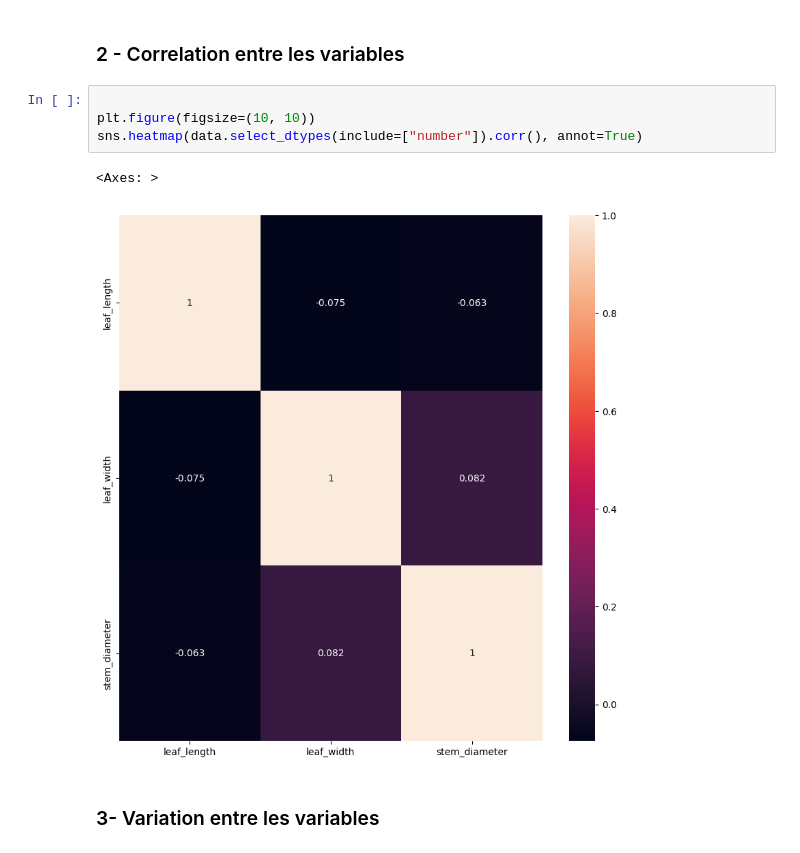
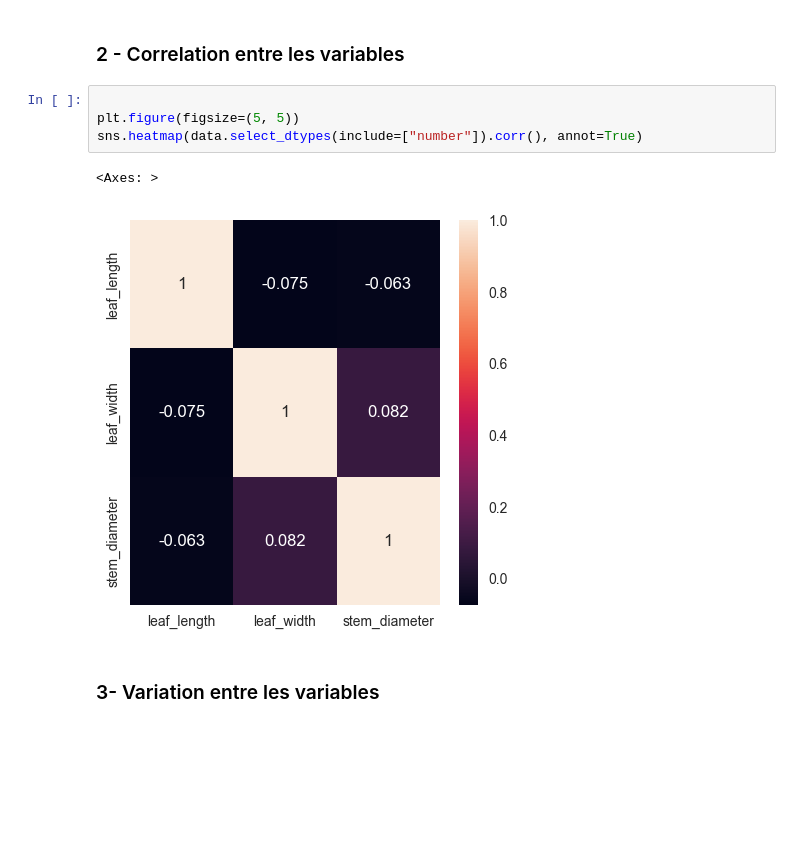
Before and after one commit to the-random-origin/projet-ml-, a Jupyter notebook: model.ipynb, the cells around one changed output. Saved outputs shown, nothing was run; the diff lists cells and outputs as text; blank space fills up the shorter version.

```diff
--- a/model.ipynb
+++ b/model.ipynb
@@ -110,11 +110,11 @@ data.describe()
 ### 2 - Correlation entre les variables
 # %%
 
-plt.figure(figsize=(10, 10))
+plt.figure(figsize=(5, 5))
 sns.heatmap(data.select_dtypes(include=["number"]).corr(), annot=True)
 # %% [output]
 <Axes: >
-[figure, old version]
+[figure, new version]
 # %% [markdown]
 ### 3- Variation entre les variables
 # %%
```
Also changed, not shown: parts of 11 cells of this notebook, 6 other files.
